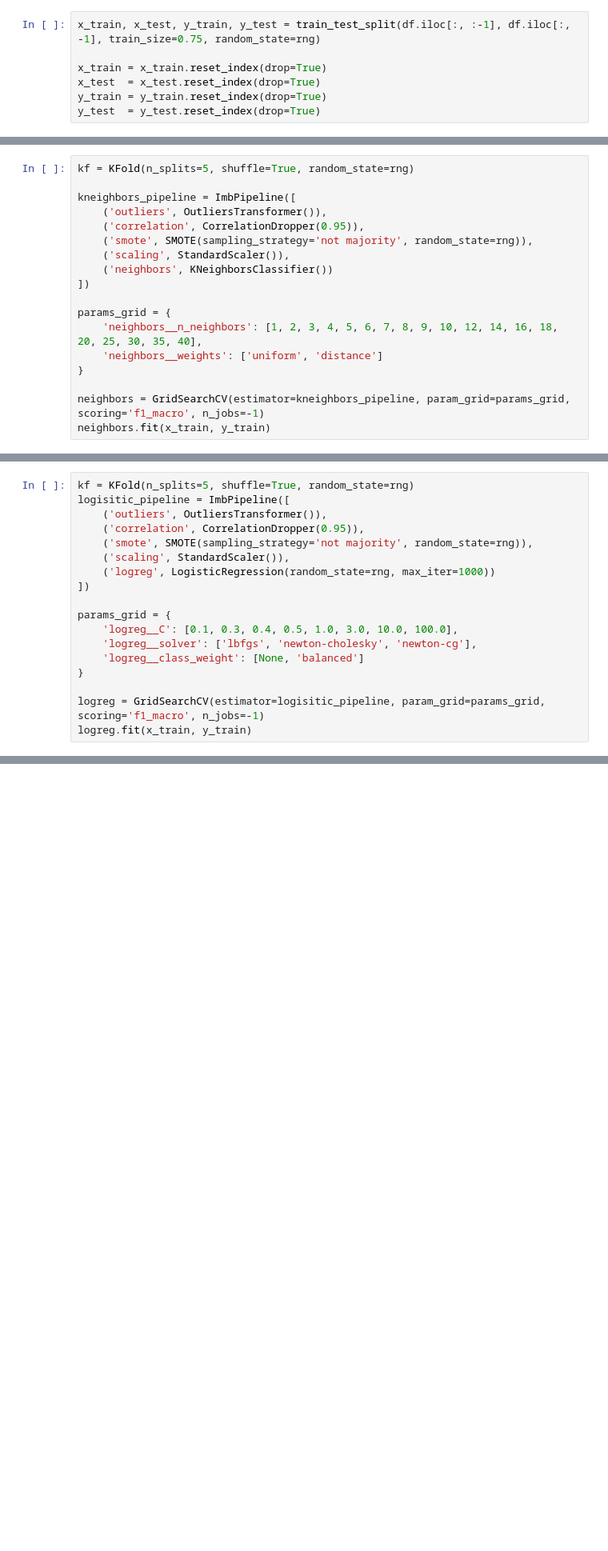
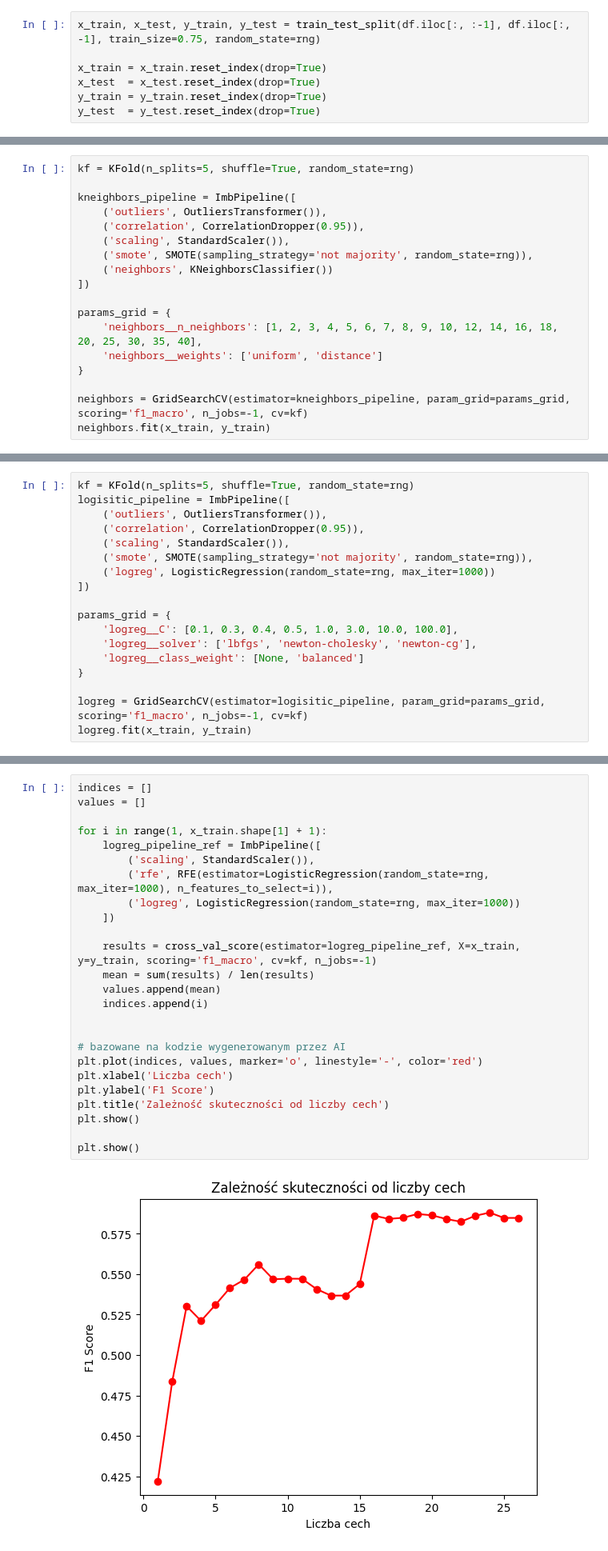
Before and after one commit to R4ken/Machine-Learning-Analysis, a Jupyter notebook: classification/solution.ipynb, the cells around one changed output, grey strips where cells are left out. Shown at 80% size. Saved outputs shown, nothing was run; the diff lists cells and outputs as text; blank space fills up the shorter version.

```diff
--- a/classification/solution.ipynb
+++ b/classification/solution.ipynb
@@ -357,8 +327,8 @@ kf = KFold(n_splits=5, shuffle=True, random_state=rng)
 kneighbors_pipeline = ImbPipeline([
     ('outliers', OutliersTransformer()),
     ('correlation', CorrelationDropper(0.95)),
+    ('scaling', StandardScaler()),
     ('smote', SMOTE(sampling_strategy='not majority', random_state=rng)),
-    ('scaling', StandardScaler()),
     ('neighbors', KNeighborsClassifier())
 ])
 
@@ -367,6 +337,6 @@ params_grid = {
     'neighbors__weights': ['uniform', 'distance']
 }
 
-neighbors = GridSearchCV(estimator=kneighbors_pipeline, param_grid=params_grid, scoring='f1_macro', n_jobs=-1)
+neighbors = GridSearchCV(estimator=kneighbors_pipeline, param_grid=params_grid, scoring='f1_macro', n_jobs=-1, cv=kf)
 neighbors.fit(x_train, y_train)
 # %% [output]
@@ -399,8 +370,8 @@ kf = KFold(n_splits=5, shuffle=True, random_state=rng)
 logisitic_pipeline = ImbPipeline([
     ('outliers', OutliersTransformer()),
     ('correlation', CorrelationDropper(0.95)),
+    ('scaling', StandardScaler()),
     ('smote', SMOTE(sampling_strategy='not majority', random_state=rng)),
-    ('scaling', StandardScaler()),
     ('logreg', LogisticRegression(random_state=rng, max_iter=1000))
 ])
 
@@ -410,6 +381,6 @@ params_grid = {
     'logreg__class_weight': [None, 'balanced']
 }
 
-logreg = GridSearchCV(estimator=logisitic_pipeline, param_grid=params_grid, scoring='f1_macro', n_jobs=-1)
+logreg = GridSearchCV(estimator=logisitic_pipeline, param_grid=params_grid, scoring='f1_macro', n_jobs=-1, cv=kf)
 logreg.fit(x_train, y_train)
 # %% [output]
@@ -442,0 +415,27 @@ Recall: 0.800
+# %%
+indices = []
+values = []
+
+for i in range(1, x_train.shape[1] + 1):
+    logreg_pipeline_ref = ImbPipeline([
+        ('scaling', StandardScaler()),
+        ('rfe', RFE(estimator=LogisticRegression(random_state=rng, max_iter=1000), n_features_to_select=i)),
+        ('logreg', LogisticRegression(random_state=rng, max_iter=1000))
+    ])
+
+    results = cross_val_score(estimator=logreg_pipeline_ref, X=x_train, y=y_train, scoring='f1_macro', cv=kf, n_jobs=-1)
+    mean = sum(results) / len(results)
+    values.append(mean)
+    indices.append(i)
+
+
+# bazowane na kodzie wygenerowanym przez AI
+plt.plot(indices, values, marker='o', linestyle='-', color='red')
+plt.xlabel('Liczba cech')
+plt.ylabel('F1 Score')
+plt.title('Zależność skuteczności od liczby cech')
+plt.show()
+
+plt.show()
+# %% [output]
+[figure, added]
```
Also changed, not shown: parts of 15 cells of this notebook.
